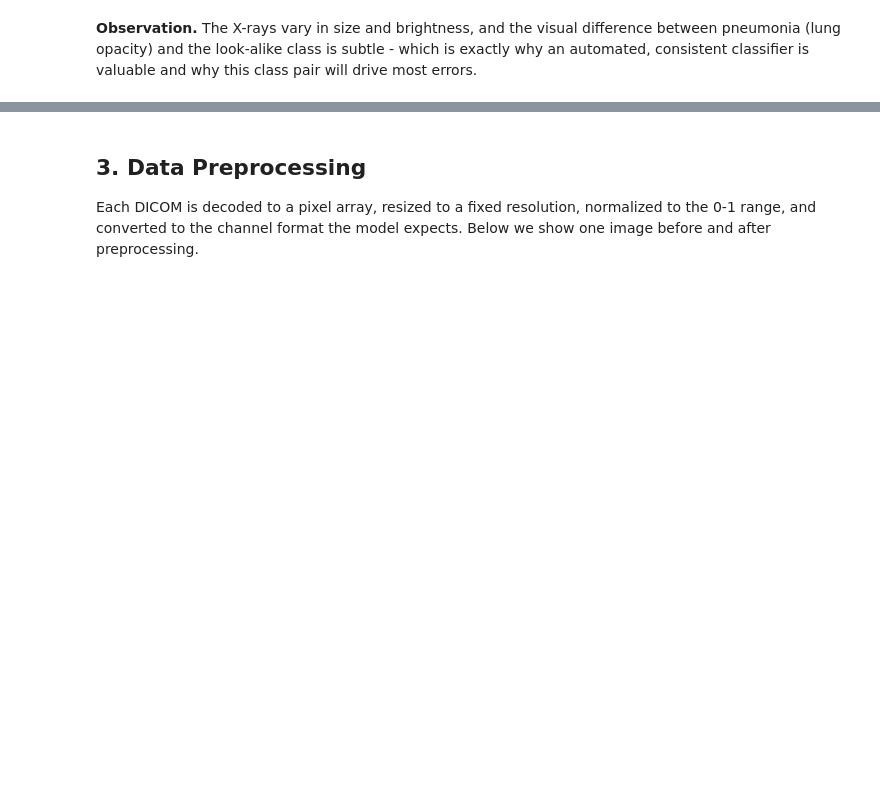
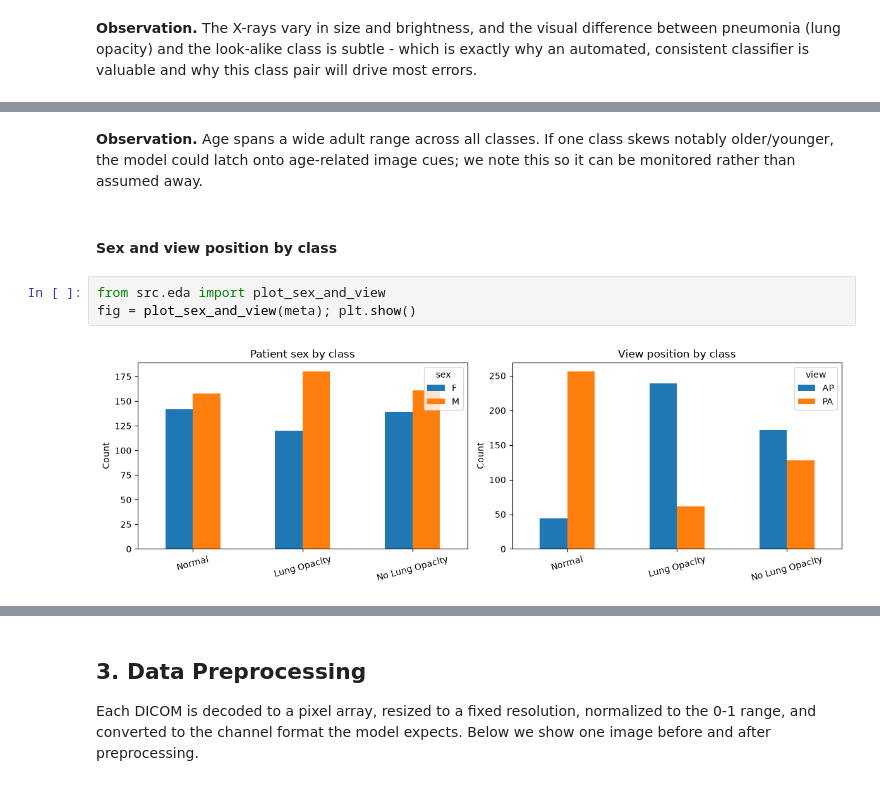
Before and after one commit to satyasarthak/pneumonia-detection, a Jupyter notebook: interim_submission.ipynb, the cells around one changed output, grey strips where cells are left out. Drawn from its saved outputs; the diff is of its cells as text; blank space fills up the shorter version.

```diff
--- a/interim_submission.ipynb
+++ b/interim_submission.ipynb
@@ -118,0 +160,9 @@ plt.tight_layout(); plt.show()
+# %% [markdown]
+**Observation.** Age spans a wide adult range across all classes. If one class skews notably older/younger, the model could latch onto age-related image cues; we note this so it can be monitored rather than assumed away.
+# %% [markdown]
+#### Sex and view position by class
+# %%
+from src.eda import plot_sex_and_view
+fig = plot_sex_and_view(meta); plt.show()
+# %% [output]
+[figure, added]
```
Also changed, not shown: parts of 21 cells of this notebook, 14 other files.
